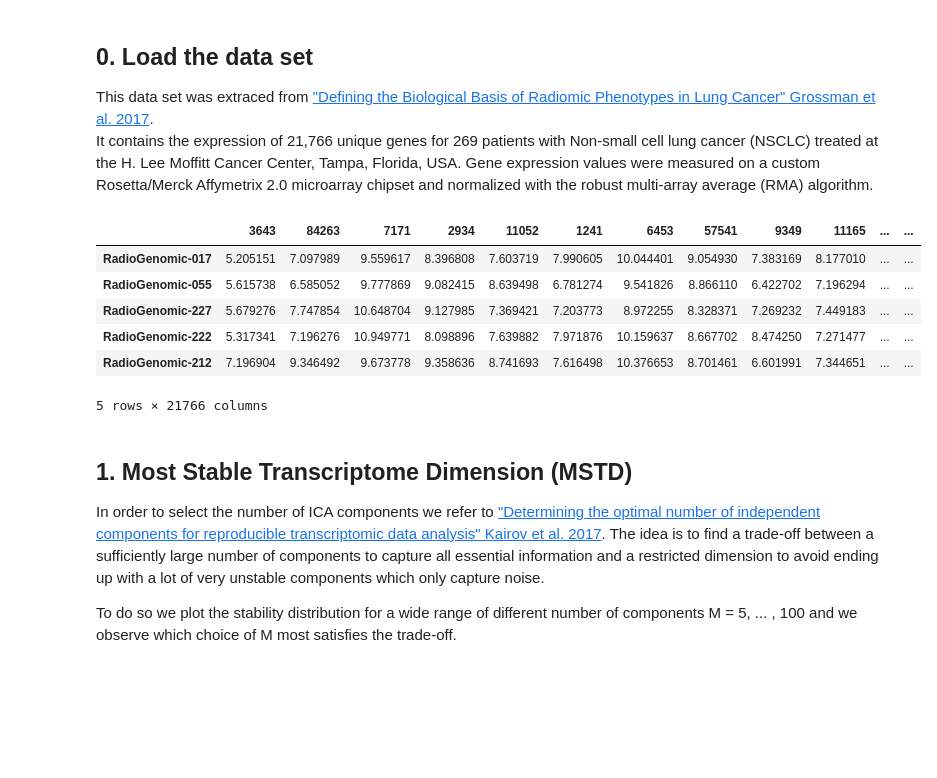
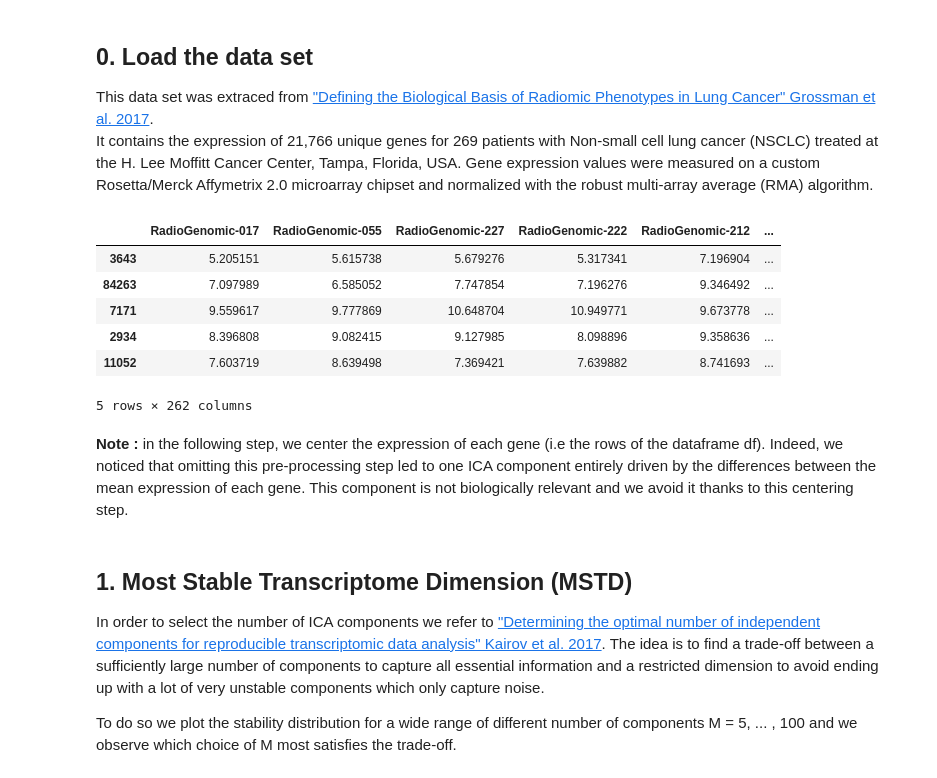
Before and after one commit to ncaptier/stabilized-ica, a Jupyter notebook: transcriptomic_ICA.ipynb, the cells around one changed output. Cells and saved outputs as stored; diff of their text form; code cells hidden in the pictures; blank space fills up the shorter version.

```diff
--- a/transcriptomic_ICA.ipynb
+++ b/transcriptomic_ICA.ipynb
@@ -18,13 +18,15 @@ import time
 This data set was extraced from ["Defining the Biological Basis of Radiomic Phenotypes in Lung Cancer" Grossman et al. 2017](https://elifesciences.org/articles/23421).
 It contains the expression of 21,766 unique genes for 269 patients with Non-small cell lung cancer (NSCLC) treated at the H. Lee Moffitt Cancer Center, Tampa, Florida, USA. Gene expression values were measured on a custom Rosetta/Merck Affymetrix 2.0 microarray chipset and normalized with the robust multi-array average (RMA) algorithm.
 # %%
-df = pd.read_csv("data.csv" , index_col=0)
+df = pd.read_csv("data.csv" , index_col=0).T
 df.head()
 # %% [output]
-|  | 3643 | 84263 | 7171 | 2934 | 11052 | 1241 | 6453 | 57541 | 9349 | 11165 | ... | ... |
-| RadioGenomic-017 | 5.205151 | 7.097989 | 9.559617 | 8.396808 | 7.603719 | 7.990605 | 10.044401 | 9.054930 | 7.383169 | 8.177010 | ... | ... |
-| RadioGenomic-055 | 5.615738 | 6.585052 | 9.777869 | 9.082415 | 8.639498 | 6.781274 | 9.541826 | 8.866110 | 6.422702 | 7.196294 | ... | ... |
-| RadioGenomic-227 | 5.679276 | 7.747854 | 10.648704 | 9.127985 | 7.369421 | 7.203773 | 8.972255 | 8.328371 | 7.269232 | 7.449183 | ... | ... |
-| RadioGenomic-222 | 5.317341 | 7.196276 | 10.949771 | 8.098896 | 7.639882 | 7.971876 | 10.159637 | 8.667702 | 8.474250 | 7.271477 | ... | ... |
-| RadioGenomic-212 | 7.196904 | 9.346492 | 9.673778 | 9.358636 | 8.741693 | 7.616498 | 10.376653 | 8.701461 | 6.601991 | 7.344651 | ... | ... |
+|  | RadioGenomic-017 | RadioGenomic-055 | RadioGenomic-227 | RadioGenomic-222 | RadioGenomic-212 | ... |
+| 3643 | 5.205151 | 5.615738 | 5.679276 | 5.317341 | 7.196904 | ... |
+| 84263 | 7.097989 | 6.585052 | 7.747854 | 7.196276 | 9.346492 | ... |
+| 7171 | 9.559617 | 9.777869 | 10.648704 | 10.949771 | 9.673778 | ... |
+| 2934 | 8.396808 | 9.082415 | 9.127985 | 8.098896 | 9.358636 | ... |
+| 11052 | 7.603719 | 8.639498 | 7.369421 | 7.639882 | 8.741693 | ... |
-5 rows × 21766 columns
+5 rows × 262 columns
+# %% [markdown]
+**Note :** in the following step, we center the expression of each gene (i.e the rows of the dataframe df). Indeed, we noticed that omitting this pre-processing step led to one ICA component entirely driven by the differences between the  mean expression of each gene. This component is not biologically relevant and we avoid it thanks to this centering step.
```
Also changed, not shown: parts of 6 cells of this notebook, 2 other files.
